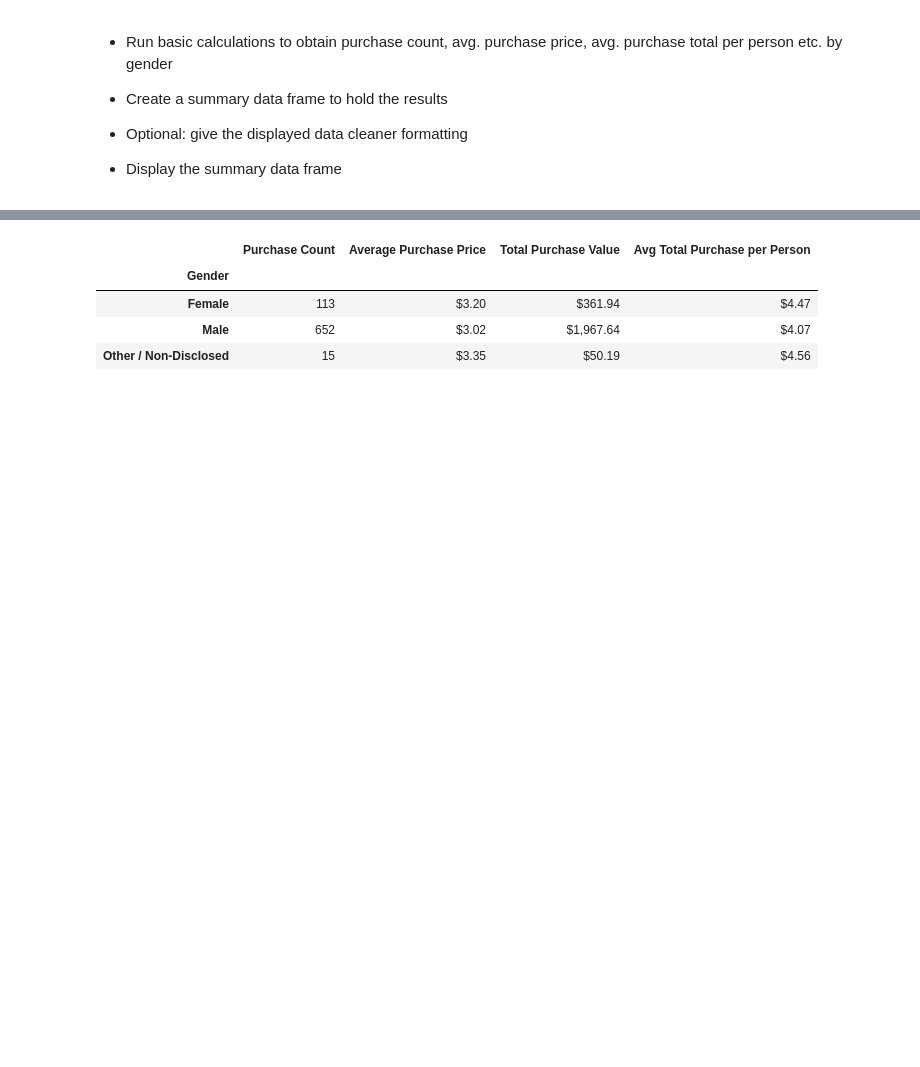
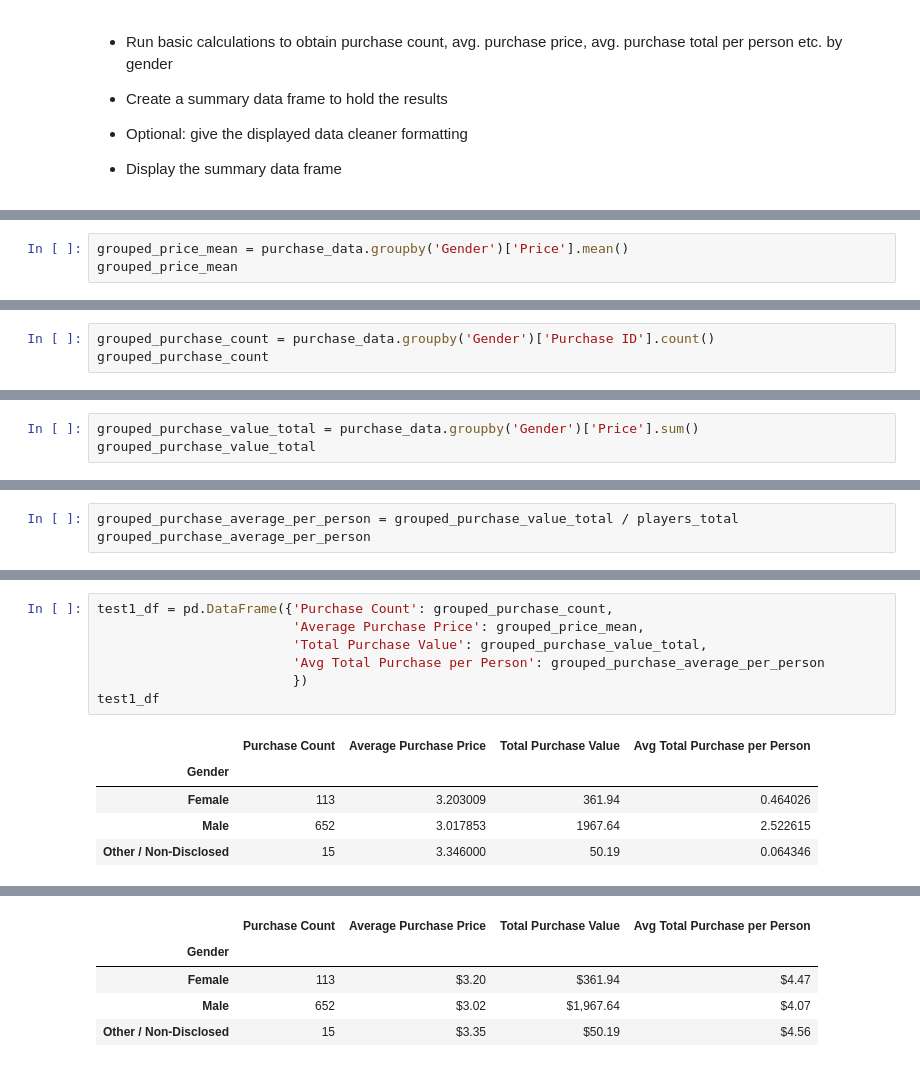
Before and after one commit to IrinaUX/pandas-challenge, a Jupyter notebook: HeroesOfPymoli/HeroesOfPymoli_starter-Copy1.ipynb, the cells around one changed output, grey strips where cells are left out. Saved outputs shown, nothing was run; the diff lists cells and outputs as text; blank space fills up the shorter version.

Commit message:
Add initial jupyter notebook file and zillow test csv.

```diff
--- a/HeroesOfPymoli/HeroesOfPymoli_starter-Copy1.ipynb
+++ b/HeroesOfPymoli/HeroesOfPymoli_starter-Copy1.ipynb
@@ -250,0 +203,3 @@ NameError: name 'purchase_data_grouped_by_gender' is not defined
+# %%
+grouped_price_mean = purchase_data.groupby('Gender')['Price'].mean()
+grouped_price_mean
@@ -250,0 +221,3 @@ NameError: name 'purchase_data_grouped_by_gender' is not defined
+# %%
+grouped_purchase_count = purchase_data.groupby('Gender')['Purchase ID'].count()
+grouped_purchase_count
@@ -250,0 +241,3 @@ NameError: name 'purchase_data_grouped_by_gender' is not defined
+# %%
+grouped_purchase_value_total = purchase_data.groupby('Gender')['Price'].sum()
+grouped_purchase_value_total
@@ -250,0 +262,3 @@ NameError: name 'purchase_data_grouped_by_gender' is not defined
+# %%
+grouped_purchase_average_per_person = grouped_purchase_value_total / players_total
+grouped_purchase_average_per_person
@@ -250,0 +275,13 @@ NameError: name 'purchase_data_grouped_by_gender' is not defined
+# %%
+test1_df = pd.DataFrame({'Purchase Count': grouped_purchase_count,
+                         'Average Purchase Price': grouped_price_mean,
+                         'Total Purchase Value': grouped_purchase_value_total,
+                         'Avg Total Purchase per Person': grouped_purchase_average_per_person
+                         })
+test1_df
+# %% [output]
+|  | Purchase Count | Average Purchase Price | Total Purchase Value | Avg Total Purchase per Person |
+| Gender |  |  |  |  |
+| Female | 113 | 3.203009 | 361.94 | 0.464026 |
+| Male | 652 | 3.017853 | 1967.64 | 2.522615 |
+| Other / Non-Disclosed | 15 | 3.346000 | 50.19 | 0.064346 |
```
Also changed, not shown: parts of 12 cells of this notebook, 1 other file.
